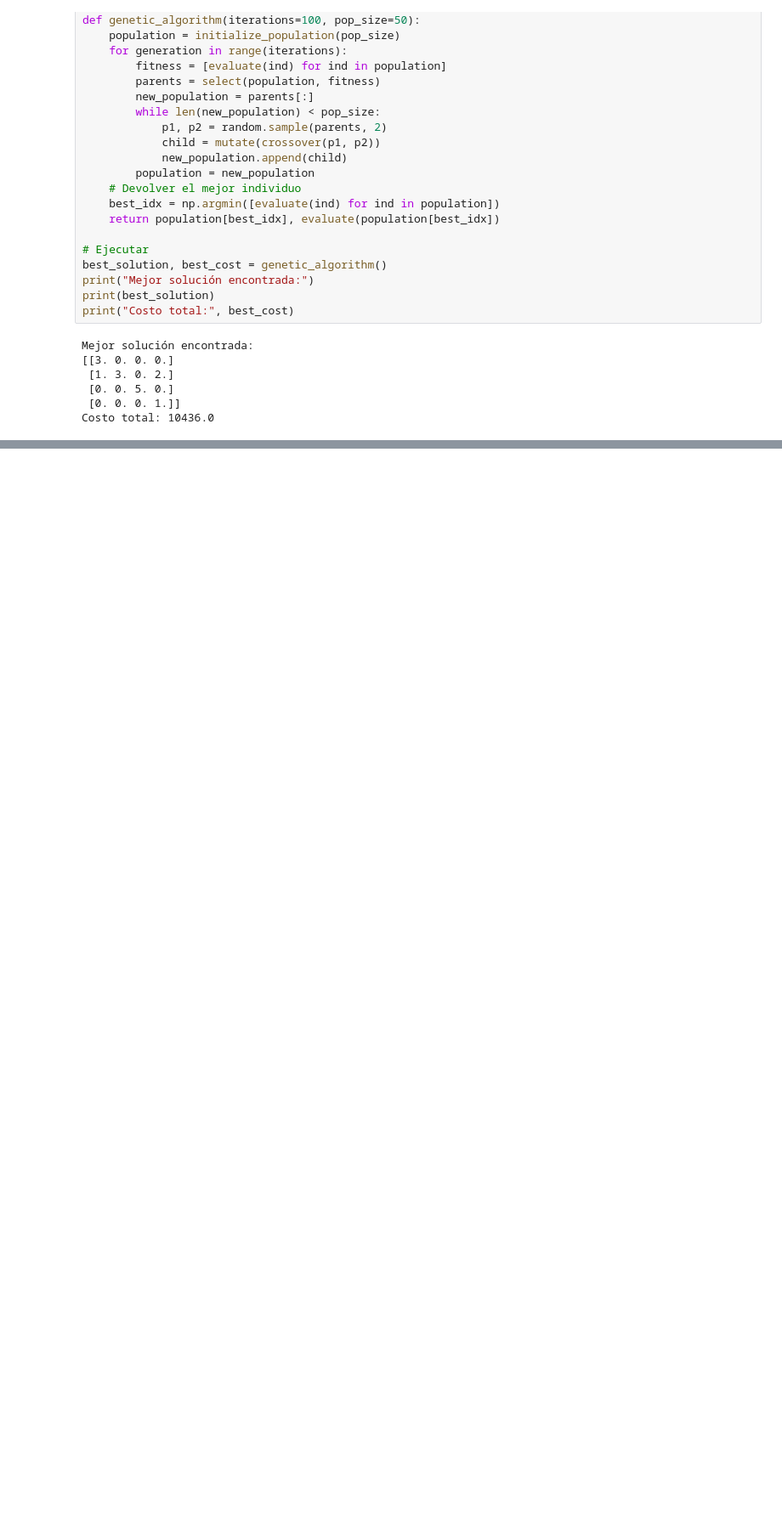
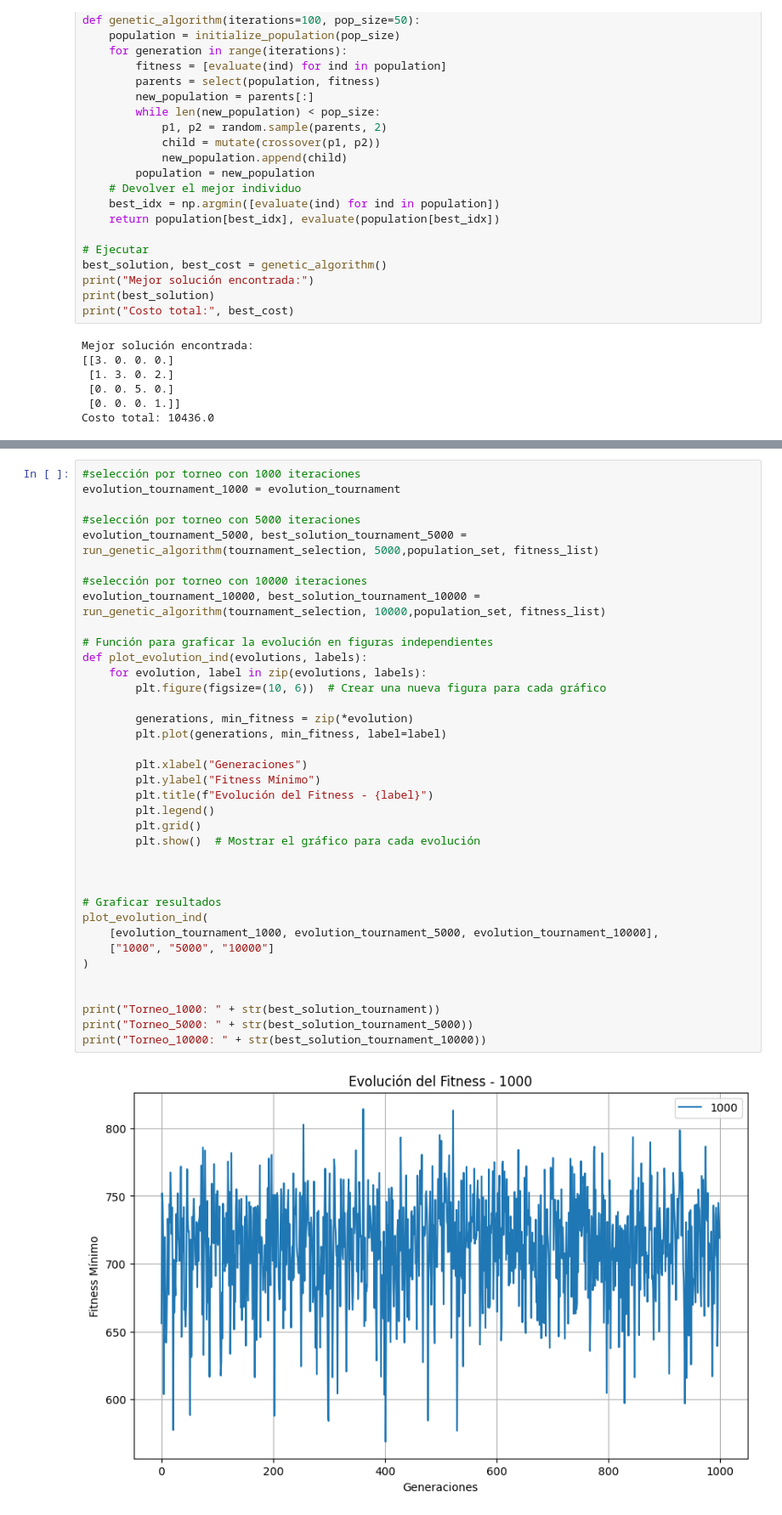
Before and after one commit to dfbello/IA-mini-robots, a Jupyter notebook: Cap3/Cap3.ipynb, the cells around one changed output, grey strips where cells are left out. Shown at 85% size. Drawn from its saved outputs; the diff is of its cells as text; blank space fills up the shorter version.

```diff
--- a/Cap3/Cap3.ipynb
+++ b/Cap3/Cap3.ipynb
@@ -214,0 +485,39 @@ Costo total: 10436.0
+# %%
+#selección por torneo con 1000 iteraciones
+evolution_tournament_1000 = evolution_tournament
+
+#selección por torneo con 5000 iteraciones
+evolution_tournament_5000, best_solution_tournament_5000 = run_genetic_algorithm(tournament_selection, 5000,population_set, fitness_list)
+
+#selección por torneo con 10000 iteraciones
+evolution_tournament_10000, best_solution_tournament_10000 = run_genetic_algorithm(tournament_selection, 10000,population_set, fitness_list)
+
+# Función para graficar la evolución en figuras independientes
+def plot_evolution_ind(evolutions, labels):
+    for evolution, label in zip(evolutions, labels):
+        plt.figure(figsize=(10, 6))  # Crear una nueva figura para cada gráfico
+
+        generations, min_fitness = zip(*evolution)
+        plt.plot(generations, min_fitness, label=label)
+
+        plt.xlabel("Generaciones")
+        plt.ylabel("Fitness Mínimo")
+        plt.title(f"Evolución del Fitness - {label}")
+        plt.legend()
+        plt.grid()
+        plt.show()  # Mostrar el gráfico para cada evolución
+
+
+
+# Graficar resultados
+plot_evolution_ind(
+    [evolution_tournament_1000, evolution_tournament_5000, evolution_tournament_10000],
+    ["1000", "5000", "10000"]
+)
+
+
+print("Torneo_1000: " + str(best_solution_tournament))
+print("Torneo_5000: " + str(best_solution_tournament_5000))
+print("Torneo_10000: " + str(best_solution_tournament_10000))
+# %% [output]
+[figure, added]
```
Also changed, not shown: parts of 15 cells of this notebook.
